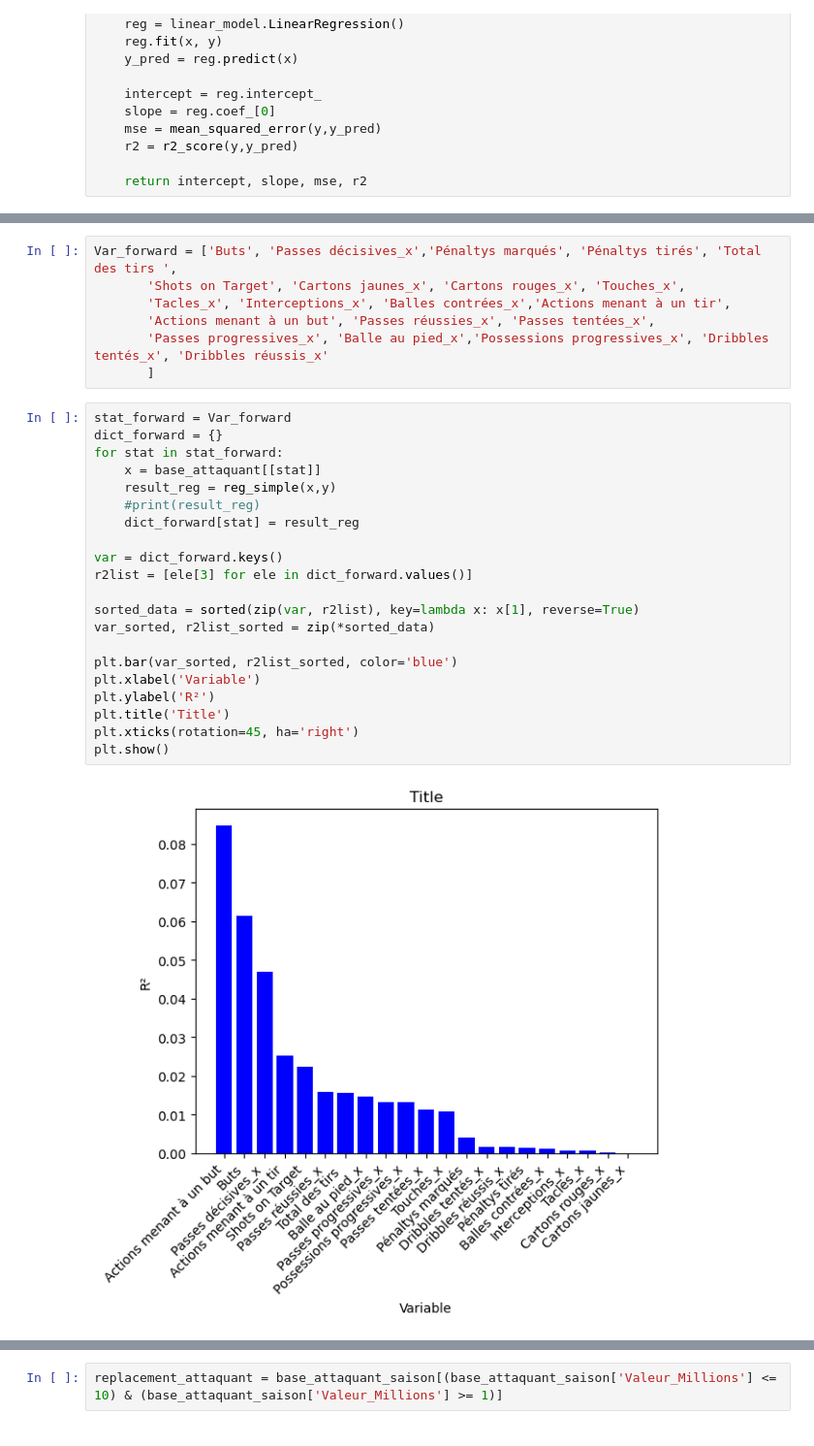
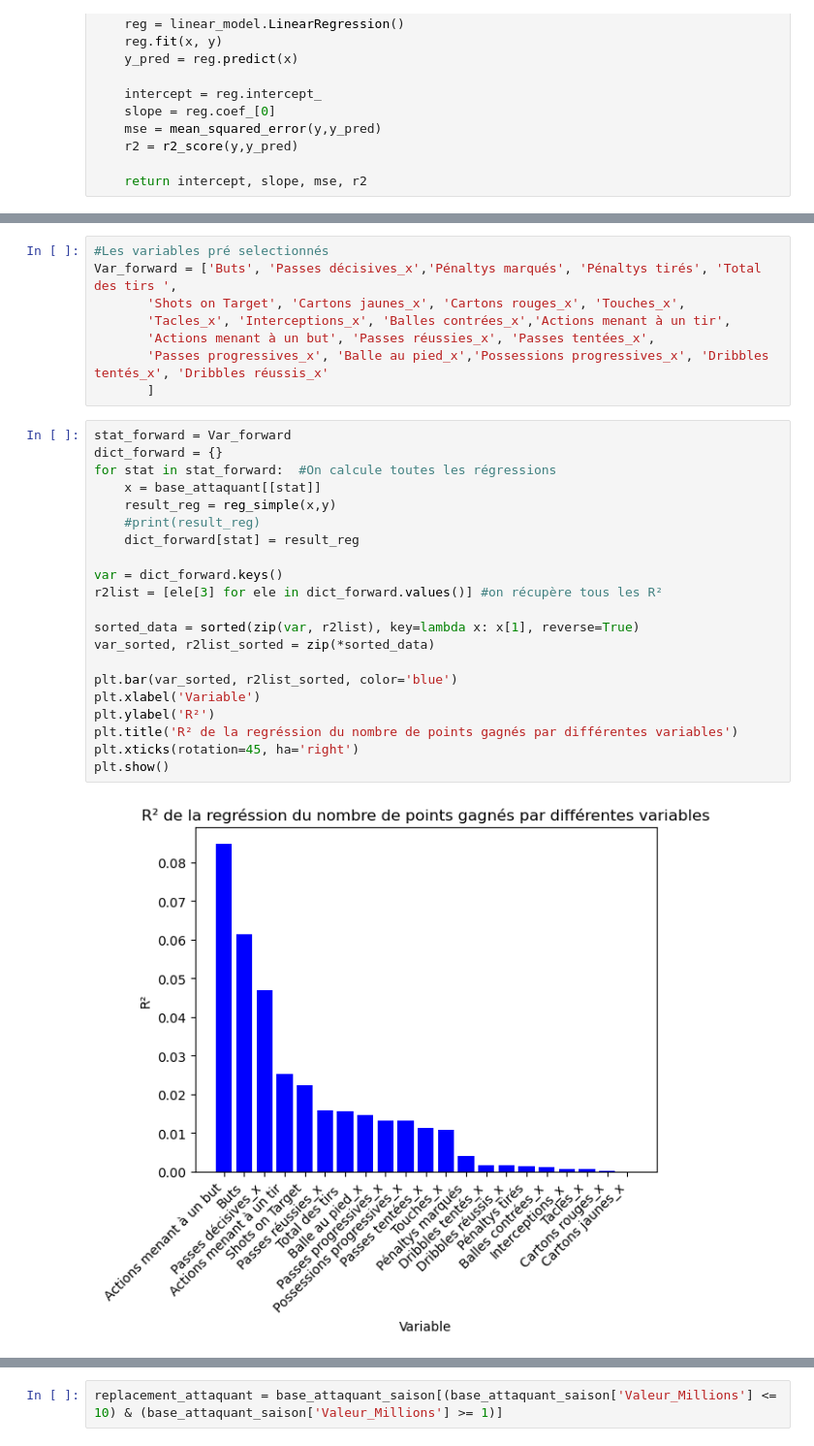
Before and after one commit to lecoqm/evaluation_football, a Jupyter notebook: main.ipynb, the cells around one changed output, grey strips where cells are left out. Shown at 97% size. Drawn from its saved outputs; the diff is of its cells as text.

Commit message:
correction stat desc et ajout commentaires modèle

```diff
--- a/main.ipynb
+++ b/main.ipynb
@@ -497,4 +526,5 @@ def reg_simple(x,y):
 # %%
+#Les variables pré selectionnés
 Var_forward = ['Buts', 'Passes décisives_x','Pénaltys marqués', 'Pénaltys tirés', 'Total des tirs ',
        'Shots on Target', 'Cartons jaunes_x', 'Cartons rouges_x', 'Touches_x',
        'Tacles_x', 'Interceptions_x', 'Balles contrées_x','Actions menant à un tir',
@@ -504,23 +534,23 @@ Var_forward = ['Buts', 'Passes décisives_x','Pénaltys marqués', 'Pénaltys ti
 # %%
 stat_forward = Var_forward
 dict_forward = {}
-for stat in stat_forward:
+for stat in stat_forward:  #On calcule toutes les régressions
     x = base_attaquant[[stat]]
     result_reg = reg_simple(x,y)
     #print(result_reg)
     dict_forward[stat] = result_reg
 
 var = dict_forward.keys()
-r2list = [ele[3] for ele in dict_forward.values()]
+r2list = [ele[3] for ele in dict_forward.values()] #on récupère tous les R²
 
 sorted_data = sorted(zip(var, r2list), key=lambda x: x[1], reverse=True)
 var_sorted, r2list_sorted = zip(*sorted_data)
 
 plt.bar(var_sorted, r2list_sorted, color='blue')
 plt.xlabel('Variable')
 plt.ylabel('R²')
-plt.title('Title')
+plt.title('R² de la regréssion du nombre de points gagnés par différentes variables')
 plt.xticks(rotation=45, ha='right')
 plt.show()
 # %% [output]
-[figure, old version]
+[figure, new version]
```
Also changed, not shown: parts of 30 cells of this notebook.
